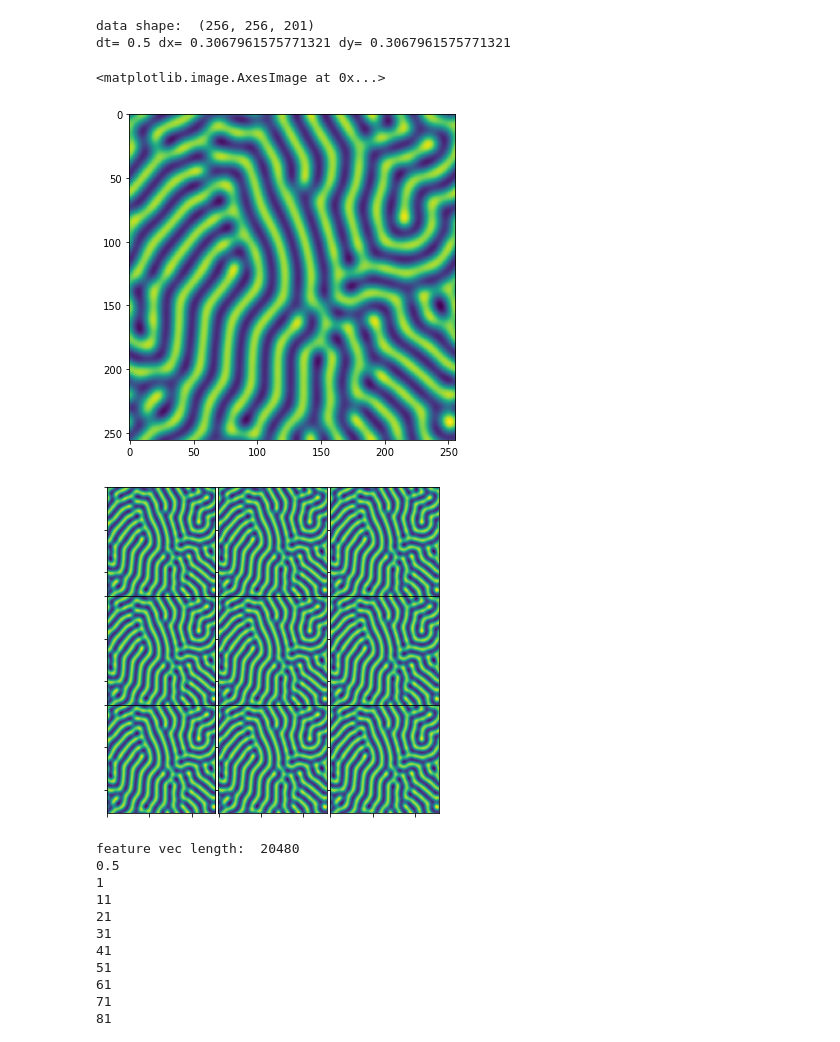
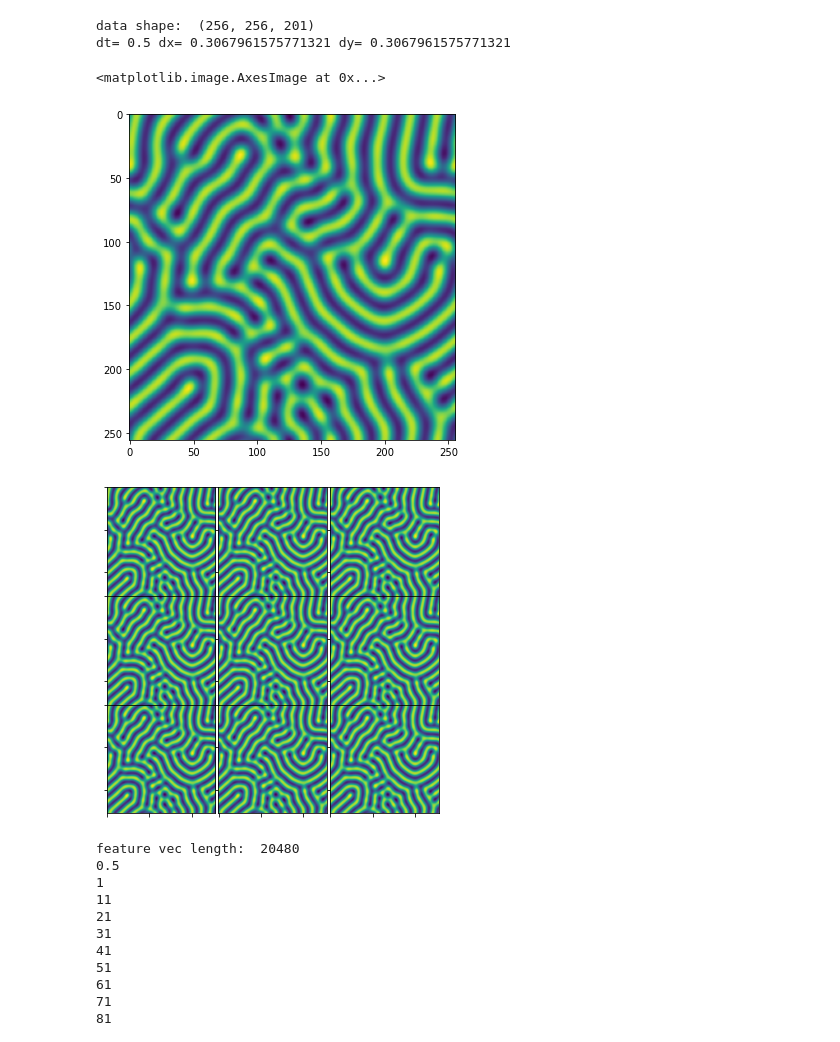
Before and after one commit to EMcDugald/convection_patterns_wip, a Jupyter notebook: code/ml_experiments/my_experiments/find_sh_pytst.ipynb, the cells around one changed output. Drawn from its saved outputs; the diff is of its cells as text; code cells hidden in the pictures.

```diff
--- a/code/ml_experiments/my_experiments/find_sh_pytst.ipynb
+++ b/code/ml_experiments/my_experiments/find_sh_pytst.ipynb
@@ -7,7 +7,8 @@ sys.path.append('/Users/edwardmcdugald/Research/convection_patterns_wip/code/ml_
 from myPDEFIND import *
 import math
 
-data = sio.loadmat("/Users/edwardmcdugald/Research/convection_patterns_wip/code/data/SH1.mat")
+#data = sio.loadmat("/Users/edwardmcdugald/Research/convection_patterns_wip/code/data/SH1.mat")
+data = sio.loadmat("/Users/edwardmcdugald/Research/convection_patterns_wip/code/data/SH1_1.mat")
 
 t = data['tt'].T[:,0]
 x = data['xx'].T[0,:]
@@ -19,35 +20,35 @@ nx = len(x)
 ny = len(y)
 dx = x[1]-x[0]
 dy = y[1]-y[0]
 dt = t[1]-t[0]
 print("dt=",dt,"dx=",dx,"dy=",dy)
 #plot solution
 fig, ax1 = plt.subplots(nrows=1, ncols=1, figsize=(6,6))
 ax1.imshow(U[:,:,100].T) #take transpose since data is saved using matrix indexing
 
 #validate periodicity- this means spectral derivatives are fine
 fig = plt.figure(figsize=(6,6))
 ax = [plt.subplot(3,3,i+1) for i in range(9)]
 for a in ax:
     a.set_xticklabels([])
     a.set_yticklabels([])
     a.set_aspect('equal')
 plt.subplots_adjust(wspace=0,hspace=0)
 ax[0].imshow(U[:,:,100].T)
 ax[1].imshow(U[:,:,100].T)
 ax[2].imshow(U[:,:,100].T)
 ax[3].imshow(U[:,:,100].T)
 ax[4].imshow(U[:,:,100].T)
 ax[5].imshow(U[:,:,100].T)
 ax[6].imshow(U[:,:,100].T)
 ax[7].imshow(U[:,:,100].T)
 ax[8].imshow(U[:,:,100].T)
 # %% [output]
 data shape:  (256, 256, 201)
 dt= 0.5 dx= 0.3067961575771321 dy= 0.3067961575771321
 <matplotlib.image.AxesImage at 0x...>
-[figure, old version]
+[figure, new version]
-[figure, old version]
+[figure, new version]
 # %%
 #take 20 evenly spaced apart time samples,
 #and construct matrix on coarse grid of spatial features
```
Also changed, not shown: parts of 1 cell of this notebook, 1 other file.
